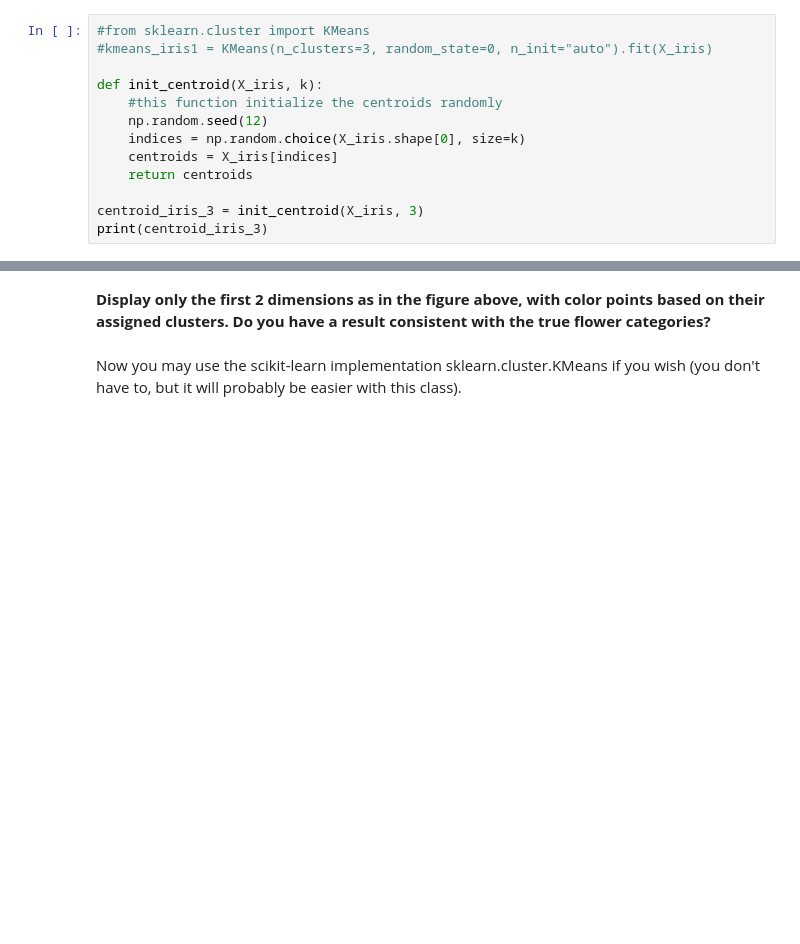
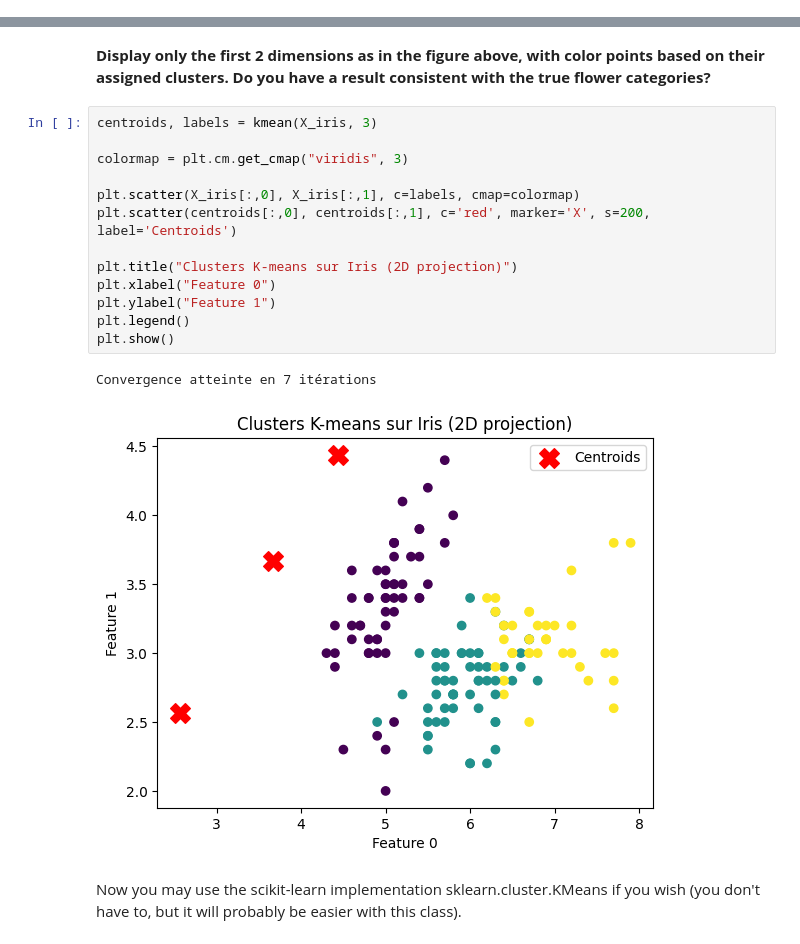
Before and after one commit to audreybvt/ML, a Jupyter notebook: Lab 1 - Supervised and unsupervised learning.ipynb, the cells around one changed output, grey strips where cells are left out. Drawn from its saved outputs; the diff is of its cells as text; blank space fills up the shorter version.

Commit message:
revoir k means

```diff
--- a/Lab 1 - Supervised and unsupervised learning.ipynb
+++ b/Lab 1 - Supervised and unsupervised learning.ipynb
@@ -69,16 +69,3 @@ For now let's assume we don't have access to the labels *y_iris*, and see if we
 ## K-Means
 # %% [markdown]
 **Implement the K-Means algorithm and run it on the whole iris dataset using K=3.**
-# %%
-#from sklearn.cluster import KMeans
-#kmeans_iris1 = KMeans(n_clusters=3, random_state=0, n_init="auto").fit(X_iris)
-
-def init_centroid(X_iris, k):
-    #this function initialize the centroids randomly
-    np.random.seed(12)
-    indices = np.random.choice(X_iris.shape[0], size=k)
-    centroids = X_iris[indices]
-    return centroids
-
-centroid_iris_3 = init_centroid(X_iris, 3)
-print(centroid_iris_3)
@@ -89,5 +154,21 @@ print(centroid_iris_3)
 # %% [markdown]
 **Display only the first 2 dimensions as in the figure above, with color points based on their assigned clusters. Do you have a result consistent with the true flower categories?**
+# %%
+centroids, labels = kmean(X_iris, 3)
+
+colormap = plt.cm.get_cmap("viridis", 3)
+
+plt.scatter(X_iris[:,0], X_iris[:,1], c=labels, cmap=colormap)
+plt.scatter(centroids[:,0], centroids[:,1], c='red', marker='X', s=200, label='Centroids')
+
+plt.title("Clusters K-means sur Iris (2D projection)")
+plt.xlabel("Feature 0")
+plt.ylabel("Feature 1")
+plt.legend()
+plt.show()
+# %% [output]
+Convergence atteinte en 7 itérations
+[figure, added]
 # %% [markdown]
 Now you may use the scikit-learn implementation sklearn.cluster.KMeans if you wish (you don't have to, but it will probably be easier with this class).
 # %% [markdown]
```
Also changed, not shown: parts of 3 cells of this notebook.
